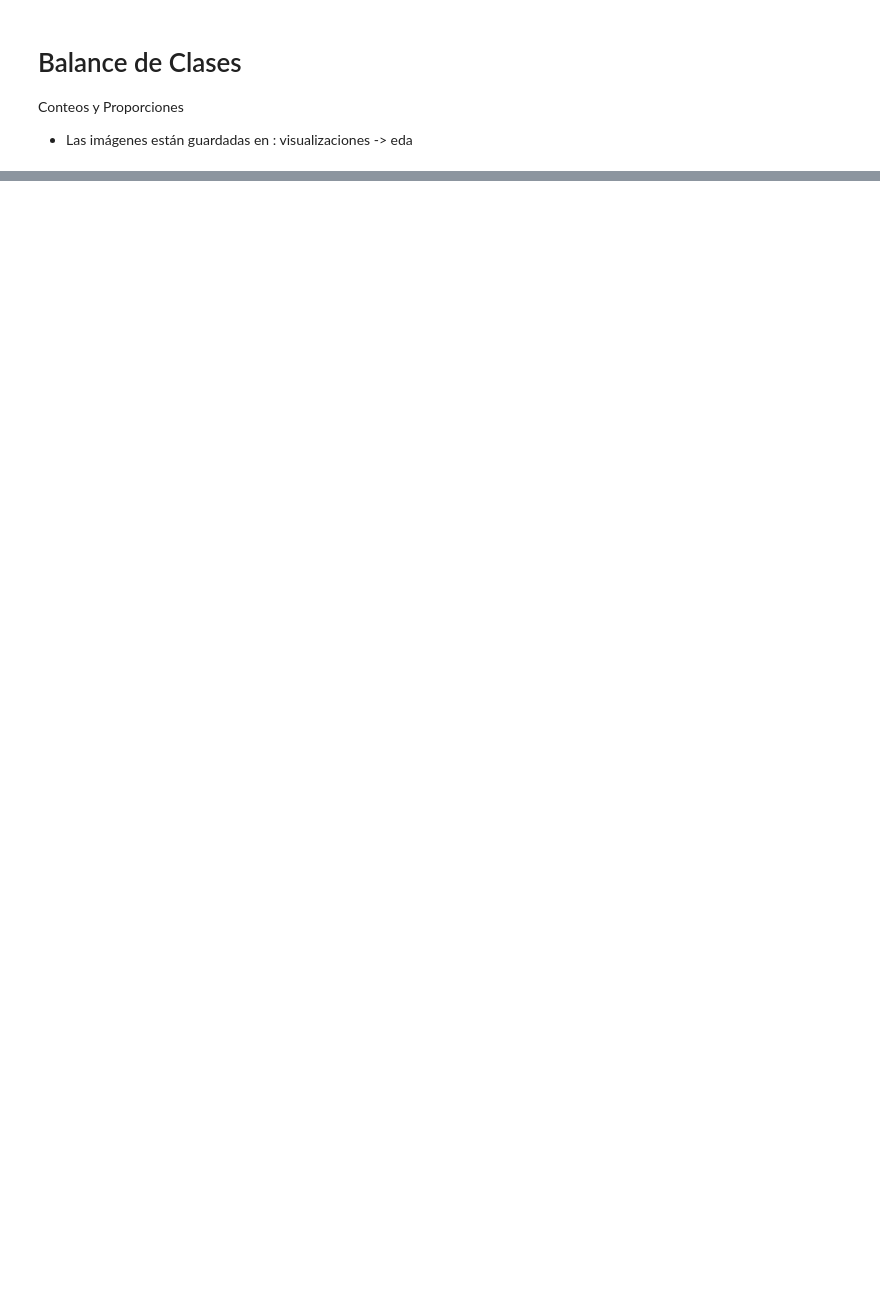
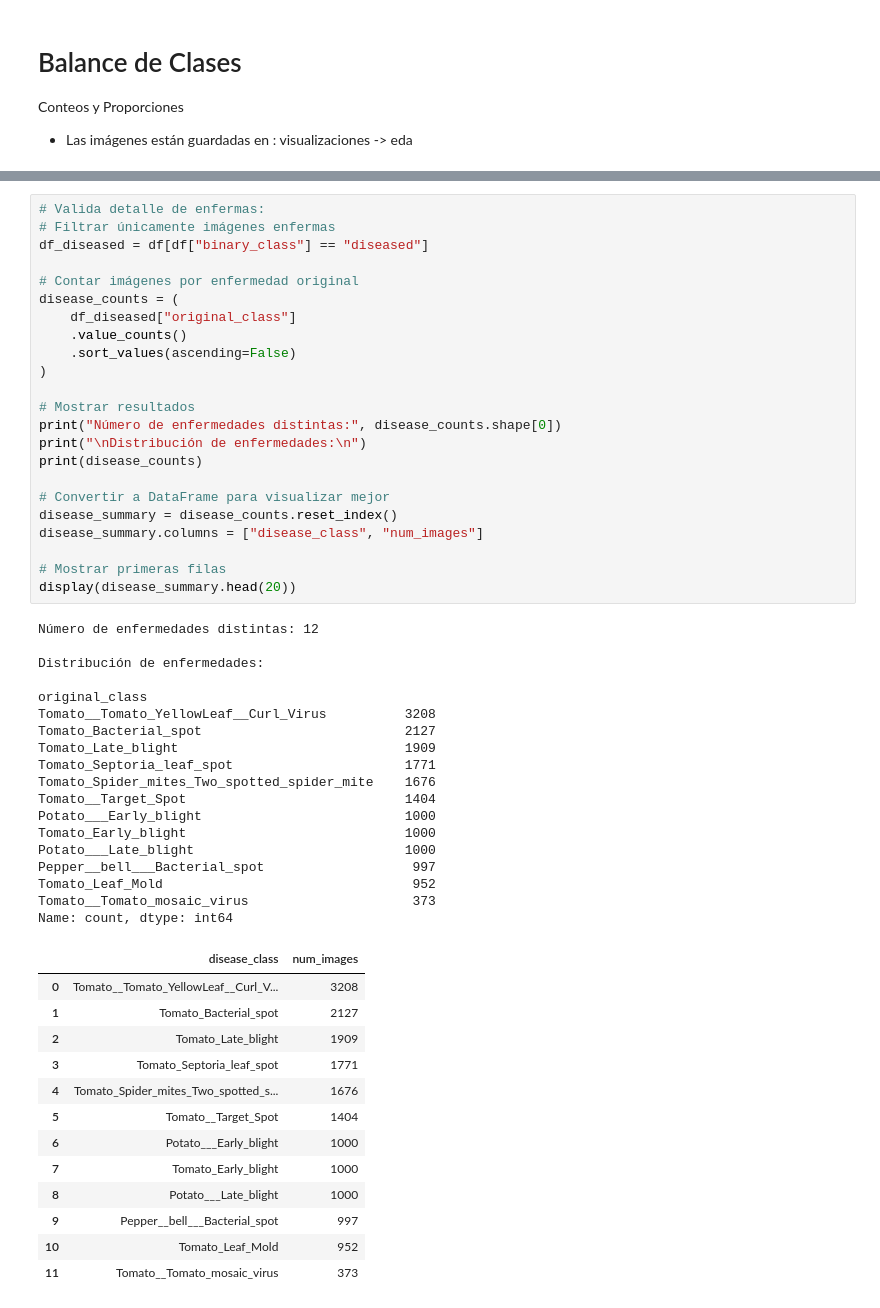
Before and after one commit to AntonioEJ/plant-disease-classifier, a Jupyter notebook: experiments/antonio/Proyecto_Deep_Learning_A.ipynb, the cells around one changed output, grey strips where cells are left out. Cells and saved outputs as stored; diff of their text form; blank space fills up the shorter version.

```diff
--- a/experiments/antonio/Proyecto_Deep_Learning_A.ipynb
+++ b/experiments/antonio/Proyecto_Deep_Learning_A.ipynb
@@ -152,0 +189,55 @@ print(f" Gráfica guardada en: {save_path}")
+# %%
+# Valida detalle de enfermas:
+# Filtrar únicamente imágenes enfermas
+df_diseased = df[df["binary_class"] == "diseased"]
+
+# Contar imágenes por enfermedad original
+disease_counts = (
+    df_diseased["original_class"]
+    .value_counts()
+    .sort_values(ascending=False)
+)
+
+# Mostrar resultados
+print("Número de enfermedades distintas:", disease_counts.shape[0])
+print("\nDistribución de enfermedades:\n")
+print(disease_counts)
+
+# Convertir a DataFrame para visualizar mejor
+disease_summary = disease_counts.reset_index()
+disease_summary.columns = ["disease_class", "num_images"]
+
+# Mostrar primeras filas
+display(disease_summary.head(20))
+# %% [output]
+Número de enfermedades distintas: 12
+
+Distribución de enfermedades:
+
+original_class
+Tomato__Tomato_YellowLeaf__Curl_Virus          3208
+Tomato_Bacterial_spot                          2127
+Tomato_Late_blight                             1909
+Tomato_Septoria_leaf_spot                      1771
+Tomato_Spider_mites_Two_spotted_spider_mite    1676
+Tomato__Target_Spot                            1404
+Potato___Early_blight                          1000
+Tomato_Early_blight                            1000
+Potato___Late_blight                           1000
+Pepper__bell___Bacterial_spot                   997
+Tomato_Leaf_Mold                                952
+Tomato__Tomato_mosaic_virus                     373
+Name: count, dtype: int64
+|  | disease_class | num_images |
+| 0 | Tomato__Tomato_YellowLeaf__Curl_V... | 3208 |
+| 1 | Tomato_Bacterial_spot | 2127 |
+| 2 | Tomato_Late_blight | 1909 |
+| 3 | Tomato_Septoria_leaf_spot | 1771 |
+| 4 | Tomato_Spider_mites_Two_spotted_s... | 1676 |
+| 5 | Tomato__Target_Spot | 1404 |
+| 6 | Potato___Early_blight | 1000 |
+| 7 | Tomato_Early_blight | 1000 |
+| 8 | Potato___Late_blight | 1000 |
+| 9 | Pepper__bell___Bacterial_spot | 997 |
+| 10 | Tomato_Leaf_Mold | 952 |
+| 11 | Tomato__Tomato_mosaic_virus | 373 |
```
Also changed, not shown: parts of 15 cells of this notebook, 19 other files.
